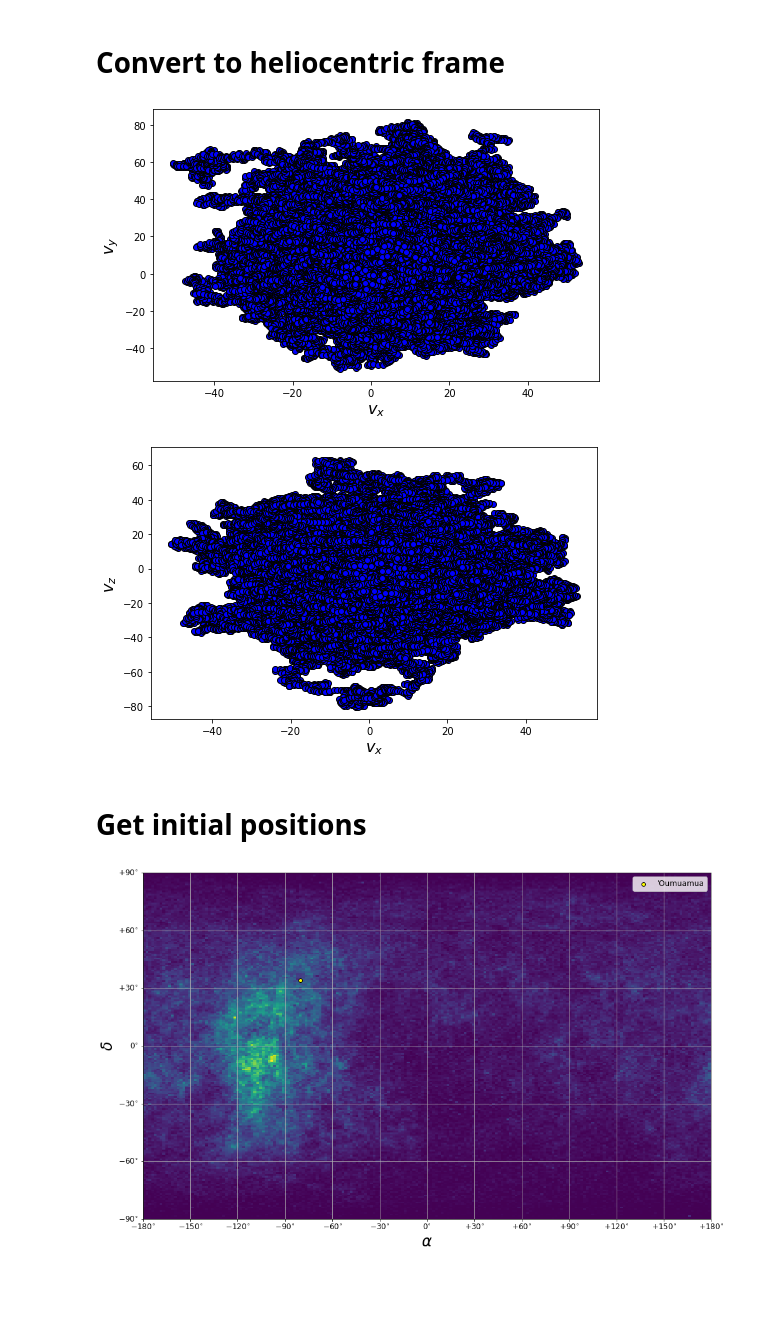
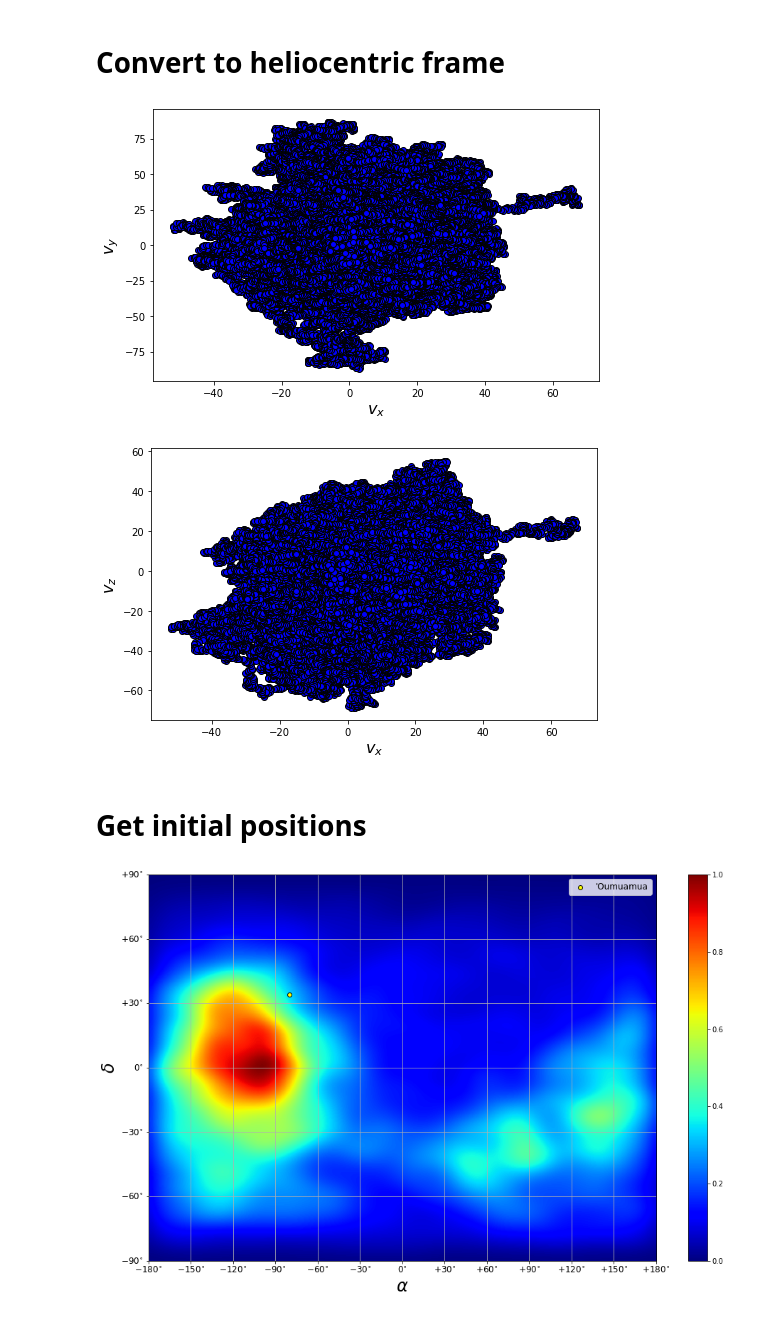
Before and after one commit to djhoover717/ISOAnalysis, a Jupyter notebook: iso_analysis.ipynb, the cells around one changed output. Drawn from its saved outputs; the diff is of its cells as text; code cells hidden in the pictures; blank space fills up the shorter version.

```diff
--- a/iso_analysis.ipynb
+++ b/iso_analysis.ipynb
@@ -53,12 +47,9 @@ def ln_eta(v_inf, phi):
 
 def ln_pdf(v, phi, mu1, mu2, mu3, s1, s2, s3):
     v_helio = convert_to_heliocentric(v)
-    v_inf = np.sqrt(np.sum(v_helio**2) - VESC**2)
+    v_inf = np.sqrt(np.sum(v_helio**2))                                         # assume escape velocity is 0
 
-    if np.isnan(v_inf):
-        return -999
-    else:
-        return ln_eta(v_inf, phi) + ln_schwarzschild(v, mu1, mu2, mu3, s1, s2, s3)
+    return ln_eta(v_inf, phi) + ln_schwarzschild(v, mu1, mu2, mu3, s1, s2, s3)
 # %%
 def get_f(x, logpdf, *args):
     if len(x) == 1:
@@ -169,8 +160,8 @@ plt.xlabel(r'$v_{x}$', fontsize=16)
 plt.ylabel(r'$v_{z}$', fontsize=16)
 plt.show()
 # %% [output]
-[figure, old version]
+[figure, new version]
-[figure, old version]
+[figure, new version]
 # %% [markdown]
 # Get initial positions
 # %%
@@ -189,25 +180,36 @@ pos = np.zeros((NVEL, 2))
 for i, v in enumerate(vel):
     pos[i] = get_ra_dec(-v)                             # draw vector pointing towards object rather than away from it
 # %%
+from scipy.stats import gaussian_kde
+
+BINS = 100
 OUMUAMUA_COORDS = [np.radians(279.804-360), np.radians(33.997)]            # from Mamajek (2017)
 
 plt.figure(figsize=(16, 10))
-plt.hist2d(pos[:, 0], pos[:, 1], bins=200)
+
+kde = gaussian_kde(np.vstack([pos[:, 0], pos[:, 1]]))
+xgrid = np.linspace(-pi, pi, BINS)
+ygrid = np.linspace(-pi/2, pi/2, BINS)
+Xgrid, Ygrid = np.meshgrid(xgrid, ygrid)
+Z = kde.evaluate(np.vstack([Xgrid.ravel(), Ygrid.ravel()]))
+
+plt.imshow(Z.reshape(Xgrid.shape), extent = [-pi, pi, -pi/2, pi/2], interpolation='gaussian', aspect='auto', cmap='jet')
 
 plt.xlabel(r'$\alpha$', fontsize=24)
 plt.xticks([-pi, -5*pi/6, -2*pi/3, -pi/2, -pi/3, -pi/6, 0, pi/6, pi/3, pi/2, 2*pi/3, 5*pi/6, pi], [r'$-180^{\circ}$', \
         r'$-150^{\circ}$', r'$-120^{\circ}$', r'$-90^{\circ}$', r'$-60^{\circ}$', r'$-30^{\circ}$', r'$0^{\circ}$', \
         r'$+30^{\circ}$', r'$+60^{\circ}$', r'$+90^{\circ}$', r'$+120^{\circ}$', r'$+150^{\circ}$', r'$+180^{\circ}$'], \
           fontsize=12)
 
 plt.ylabel(r'$\delta$', fontsize=24)
 plt.yticks([-pi/2, -pi/3, -pi/6, 0, pi/6, pi/3, pi/2], [r'$-90^{\circ}$', r'$-60^{\circ}$', r'$-30^{\circ}$', \
         r'$0^{\circ}$', r'$+30^{\circ}$', r'$+60^{\circ}$', r'$+90^{\circ}$'], fontsize=12)
 plt.grid(True)
 
 plt.scatter(OUMUAMUA_COORDS[0], OUMUAMUA_COORDS[1], c='yellow', edgecolor='k', label="'Oumuamua")
 plt.legend(loc='upper right', fontsize=12)
+plt.colorbar(mpl.cm.ScalarMappable(cmap='jet'))
 
 plt.show()
 # %% [output]
-[figure, old version]
+[figure, new version]
```
Also changed, not shown: parts of 3 cells of this notebook.
